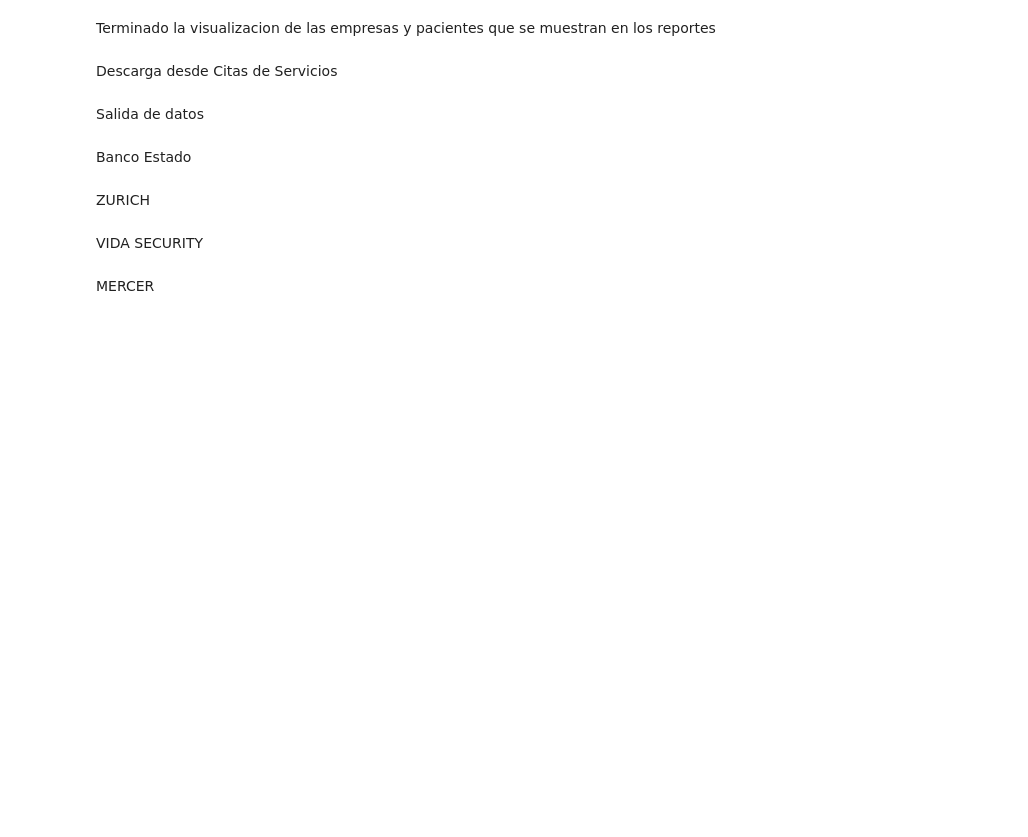
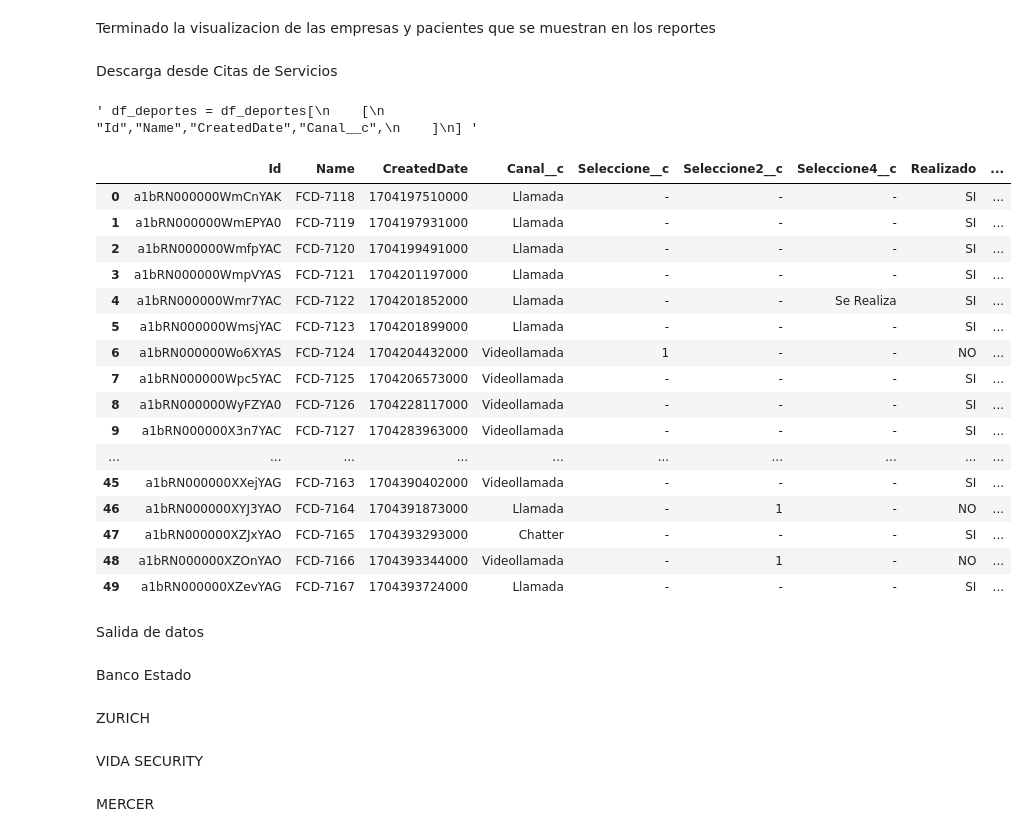
Before and after one commit to juanca-martinez/basefinal, a Jupyter notebook: modeloNuevo/Reportes_Abril.ipynb, the cells around one changed output. Cells and saved outputs as stored; diff of their text form; code cells hidden in the pictures; blank space fills up the shorter version.

```diff
--- a/modeloNuevo/Reportes_Abril.ipynb
+++ b/modeloNuevo/Reportes_Abril.ipynb
@@ -401,3 +363,45 @@ ficha_deporte.shape
+# %%
+# Clinica_deporte
+
+query_deportes = "SELECT Id,Name,CreatedDate,Canal__c, recordTypeId, Seleccione__c, Seleccione2__c,  Seleccione4__c from Ficha_Cl_nica_Deporte__c WHERE CALENDAR_YEAR(CreatedDate ) >= 2024 ORDER BY CreatedDate"
+df_deportes = sf.smart_query(query_deportes)
+df_deportes.shape
+df_deportes["Seleccione__c"] = df_deportes["Seleccione__c"].astype(str).replace("Se intenta contactar para realizar ingreso, sin éxito.", "1")
+df_deportes["Seleccione2__c"] = df_deportes["Seleccione2__c"].astype(str).replace("Se intenta contactar una vez para realizar seguimiento, sin éxito.", "1")
+df_deportes["Seleccione2__c"] = df_deportes["Seleccione2__c"].astype(str).replace("Se intenta contactar dos veces para realizar seguimiento, sin éxito.", "1")
+df_deportes["Seleccione4__c"] = df_deportes["Seleccione4__c"].astype(str).replace("No Contesta", "1")
+df_deportes["Realizado"] = np.where((df_deportes["Seleccione__c"] != "1") & (df_deportes["Seleccione2__c"]!= "1") & (df_deportes["Seleccione4__c"]!="1"),"SI","NO")
+
+
+df_deportes["Clínica"] = "Deporte"
+
+""" df_deportes = df_deportes[
+    [
+        "Id","Name","CreatedDate","Canal__c",
+    ]
+] """
+# %% [output]
+' df_deportes = df_deportes[\n    [\n        "Id","Name","CreatedDate","Canal__c",\n    ]\n] '
+# %%
+df_deportes.head(50)
+# %% [output]
+|  | Id | Name | CreatedDate | Canal__c | Seleccione__c | Seleccione2__c | Seleccione4__c | Realizado | ... |
+| 0 | a1bRN000000WmCnYAK | FCD-7118 | 1704197510000 | Llamada | - | - | - | SI | ... |
+| 1 | a1bRN000000WmEPYA0 | FCD-7119 | 1704197931000 | Llamada | - | - | - | SI | ... |
+| 2 | a1bRN000000WmfpYAC | FCD-7120 | 1704199491000 | Llamada | - | - | - | SI | ... |
+| 3 | a1bRN000000WmpVYAS | FCD-7121 | 1704201197000 | Llamada | - | - | - | SI | ... |
+| 4 | a1bRN000000Wmr7YAC | FCD-7122 | 1704201852000 | Llamada | - | - | Se Realiza | SI | ... |
+| 5 | a1bRN000000WmsjYAC | FCD-7123 | 1704201899000 | Llamada | - | - | - | SI | ... |
+| 6 | a1bRN000000Wo6XYAS | FCD-7124 | 1704204432000 | Videollamada | 1 | - | - | NO | ... |
+| 7 | a1bRN000000Wpc5YAC | FCD-7125 | 1704206573000 | Videollamada | - | - | - | SI | ... |
+| 8 | a1bRN000000WyFZYA0 | FCD-7126 | 1704228117000 | Videollamada | - | - | - | SI | ... |
+| 9 | a1bRN000000X3n7YAC | FCD-7127 | 1704283963000 | Videollamada | - | - | - | SI | ... |
+| ... | ... | ... | ... | ... | ... | ... | ... | ... | ... |
+| 45 | a1bRN000000XXejYAG | FCD-7163 | 1704390402000 | Videollamada | - | - | - | SI | ... |
+| 46 | a1bRN000000XYJ3YAO | FCD-7164 | 1704391873000 | Llamada | - | 1 | - | NO | ... |
+| 47 | a1bRN000000XZJxYAO | FCD-7165 | 1704393293000 | Chatter | - | - | - | SI | ... |
+| 48 | a1bRN000000XZOnYAO | FCD-7166 | 1704393344000 | Videollamada | - | 1 | - | NO | ... |
+| 49 | a1bRN000000XZevYAG | FCD-7167 | 1704393724000 | Llamada | - | - | - | SI | ... |
 # %%
 print(pandas.__version__)
 # %%
```
Also changed, not shown: parts of 2 cells of this notebook.
